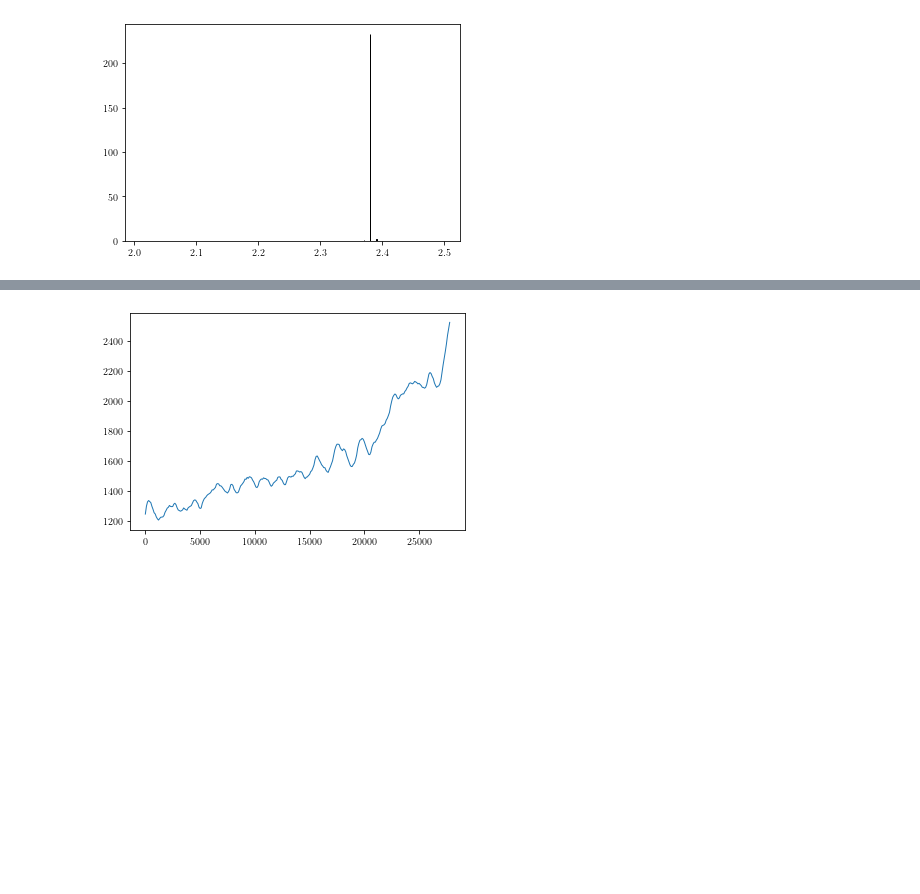
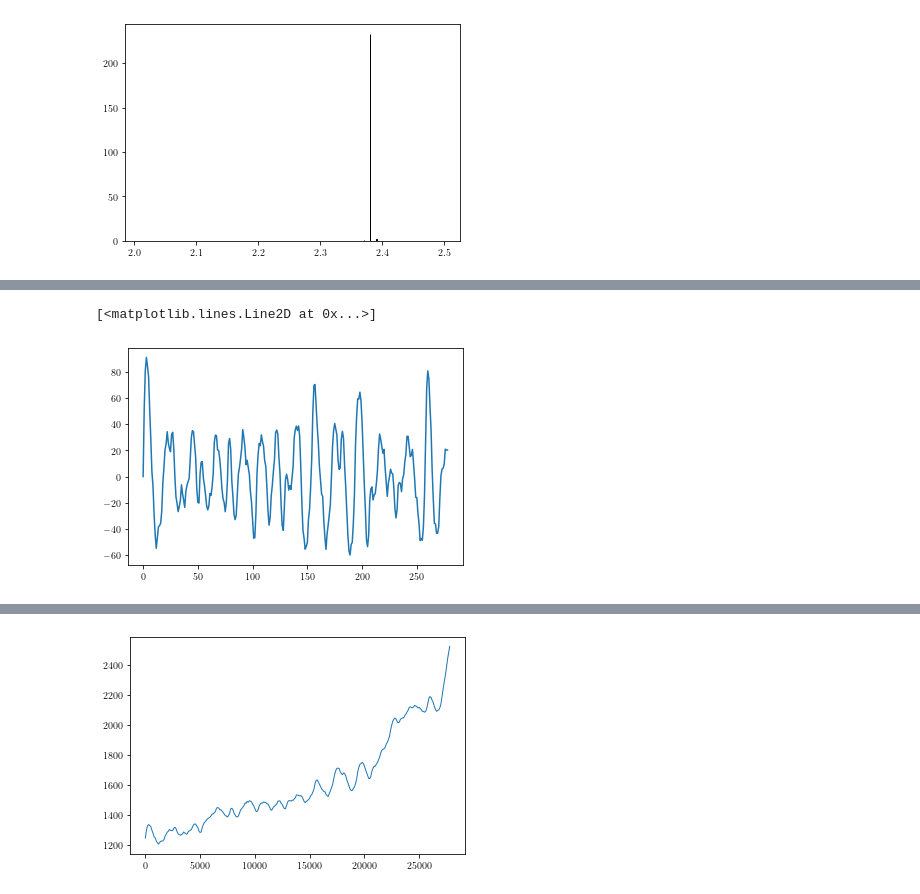
Before and after one commit to andrewdnolan/Harmonic_Beds, a Jupyter notebook: Notebooks/Hysterisis.ipynb, the cells around one changed output, grey strips where cells are left out. Saved outputs shown, nothing was run; the diff lists cells and outputs as text; code cells hidden in the pictures; blank space fills up the shorter version.

```diff
--- a/Notebooks/Hysterisis.ipynb
+++ b/Notebooks/Hysterisis.ipynb
@@ -169,0 +177,5 @@ beds
+# %%
+plt.plot(pertb-reff)
+# %% [output]
+[<matplotlib.lines.Line2D at 0x...>]
+[figure, added]
```
Also changed, not shown: parts of 6 cells of this notebook, 11 other files.
